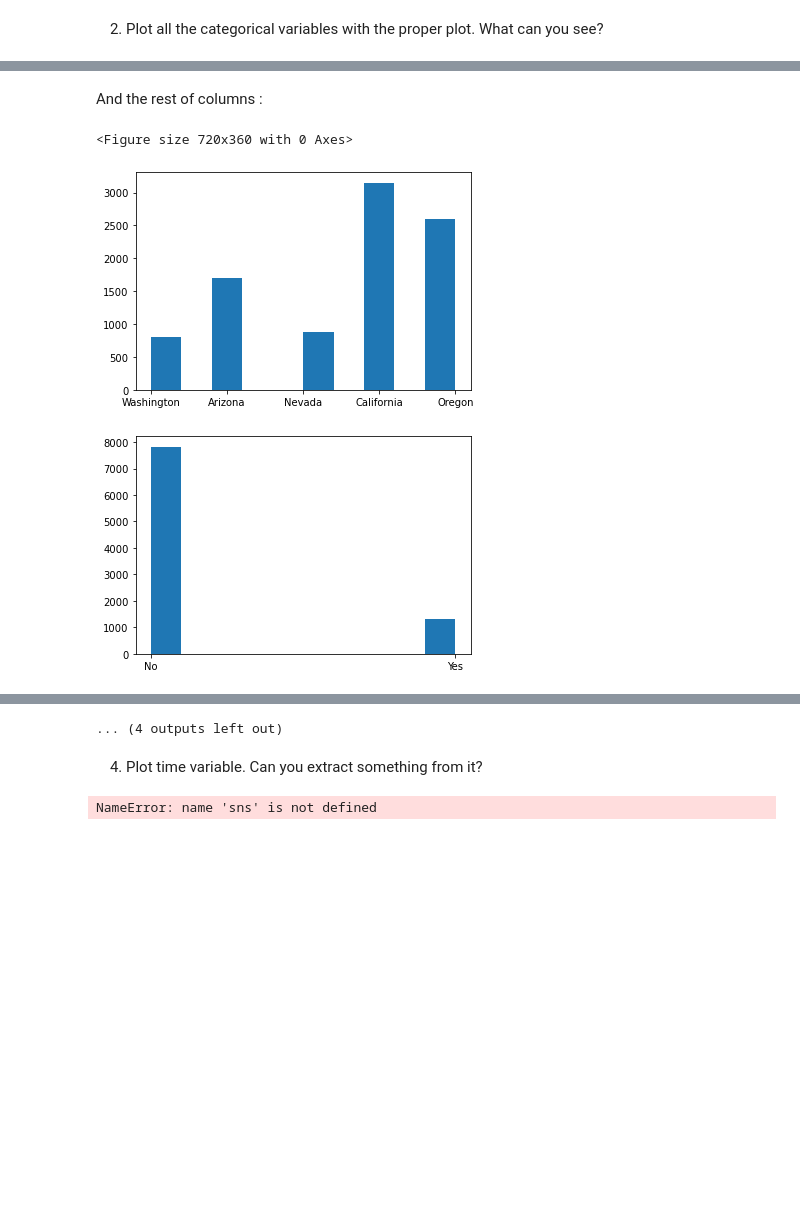
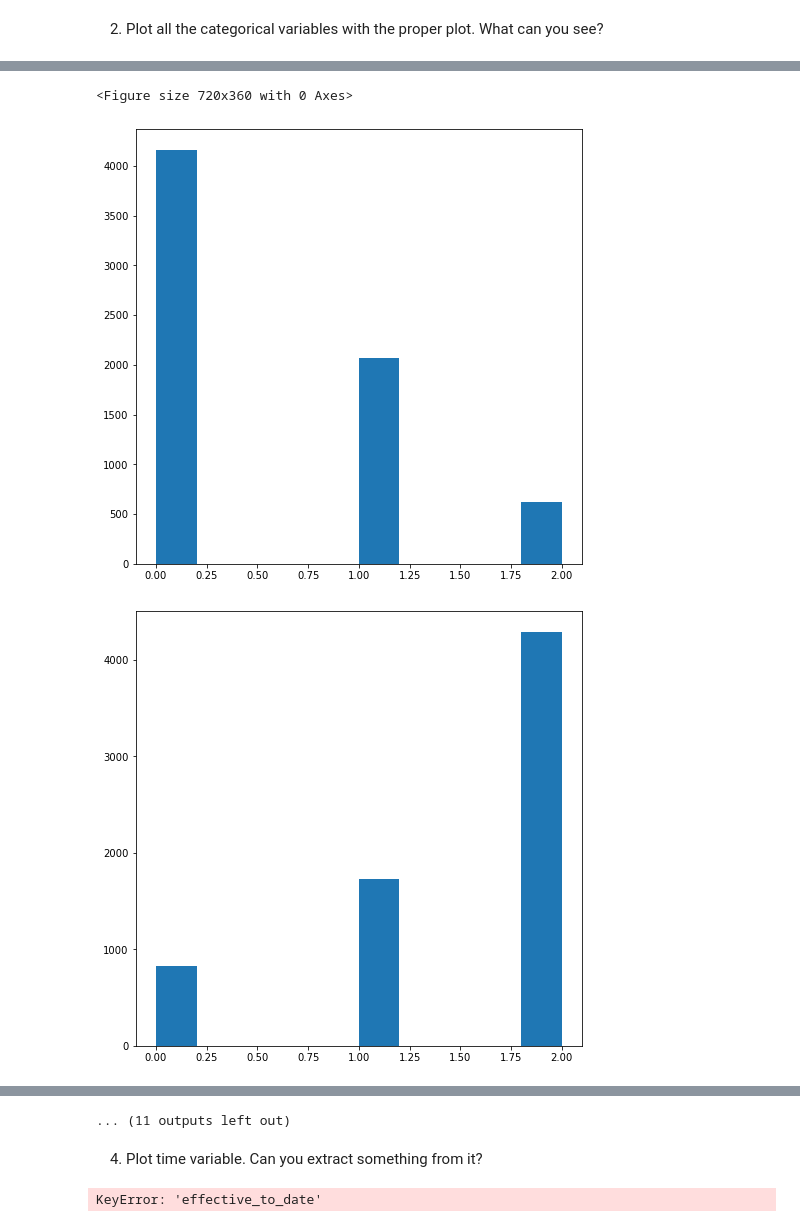
Before and after one commit to chrislacarte/lab-cleaning-numerical-data, a Jupyter notebook: main_notebook.ipynb, the cells around one changed output, grey strips where cells are left out. Drawn from its saved outputs; the diff is of its cells as text; code cells hidden in the pictures; blank space fills up the shorter version.

Commit message:
missing predictions but all data treated

```diff
--- a/main_notebook.ipynb
+++ b/main_notebook.ipynb
@@ -1011,0 +844,9 @@ dtype: int64
+# %%
+# Ordinal Encoder [["vehicle_size"]]
+scale_mapper = {"Small":1, "Medsize":2, "Large":3}
+#TRAIN ++++++++++++++++++++++++++++++++++++++++++++++++++++++
+X_train_cat["vehicle_size"] = X_train_cat[["vehicle_size"]].replace(scale_mapper)
+vehi_size_ord_tr = X_train_cat["vehicle_size"]
+#TEST ++++++++++++++++++++++++++++++++++++++++++++++++++++++
+X_test_cat["vehicle_size"] = X_test_cat[["vehicle_size"]].replace(scale_mapper)
+vehi_size_ord_ts = X_test_cat["vehicle_size"]
@@ -1011,0 +860,9 @@ dtype: int64
+# %%
+# Ordinal Encoder [["location_code"]] As for the insurance company is m0re risky urban than rural
+scale_mapper = {"Rural":1, "Suburban":2, "Urban":3}
+#TRAIN ++++++++++++++++++++++++++++++++++++++++++++++++++++++
+X_train_cat["location_code"] = X_train_cat[["location_code"]].replace(scale_mapper)
+vehi_size_ord_tr = X_train_cat["location_code"]
+#TEST ++++++++++++++++++++++++++++++++++++++++++++++++++++++
+X_test_cat["location_code"] = X_test_cat[["location_code"]].replace(scale_mapper)
+vehi_size_ord_ts = X_test_cat["location_code"]
@@ -1011,0 +876,9 @@ dtype: int64
+# %%
+# Ordinal Encoder [["policy_type"]] As for the insurance company, corporate and special are higher value
+scale_mapper = {"Personal Auto":1, "Corporate Auto":2, "Special Auto":3}
+#TRAIN ++++++++++++++++++++++++++++++++++++++++++++++++++++++
+X_train_cat["policy_type"] = X_train_cat[["policy_type"]].replace(scale_mapper)
+pol_ty_ord_tr = X_train_cat["policy_type"]
+#TEST ++++++++++++++++++++++++++++++++++++++++++++++++++++++
+X_test_cat["policy_type"] = X_test_cat[["policy_type"]].replace(scale_mapper)
+pol_ty_ord_ts = X_test_cat["policy_type"]
@@ -1011,0 +894,9 @@ dtype: int64
+# %%
+# Ordinal Encoder [["policy_coverage"]] As for the insurance company L1 property damage, L2 body injury , L3 DUI
+scale_mapper = {"L3":1, "L2":2, "L1":3}
+#TRAIN ++++++++++++++++++++++++++++++++++++++++++++++++++++++
+X_train_cat["policy_coverage"] = X_train_cat[["policy_coverage"]].replace(scale_mapper)
+pol_co_ord_tr = X_train_cat["policy_type"]
+#TEST ++++++++++++++++++++++++++++++++++++++++++++++++++++++
+X_test_cat["policy_coverage"] = X_test_cat[["policy_coverage"]].replace(scale_mapper)
+pol_co_ord_ts = X_test_cat["policy_coverage"]
@@ -1054,2 +979,0 @@ b = sns.barplot(data=categorical, x=categorical["employmentstatus"].unique(), y=
-# %% [markdown]
-And the rest of columns :
@@ -1066,8 +984,8 @@ def plot(df):
         plt.figure()
         plt.hist(df[i])
 # %%
-plot(new_df)
+plot(X_train_cat)
 # %% [output]
 <Figure size 720x360 with 0 Axes>
-[figure, old version]
+[figure, new version]
-[figure, old version]
+[figure, new version]
@@ -1083,15 +1001,15 @@ plot(new_df)
-... (4 outputs left out)
+... (11 outputs left out)
 # %% [markdown]
 4. Plot time variable. Can you extract something from it?
 # %%
-sns.displot(data = categorical, x='effective_to_date', bins=len(categorical['effective_to_date'].unique())
+sns.displot(data = X_train_num, x='effective_to_date', bins=len(X_train_num['effective_to_date'].unique())
             , multiple='stack'
             , kde=True).set( xlabel='Date'
                             , ylabel = 'Amount of Customers Responding')
 plt.xticks(rotation = 45)
 plt.show()
 # %% [output]
-NameError: name 'sns' is not defined
+KeyError: 'effective_to_date'
 # %%
 !git add .
 # %%
```
Also changed, not shown: parts of 91 cells of this notebook.
